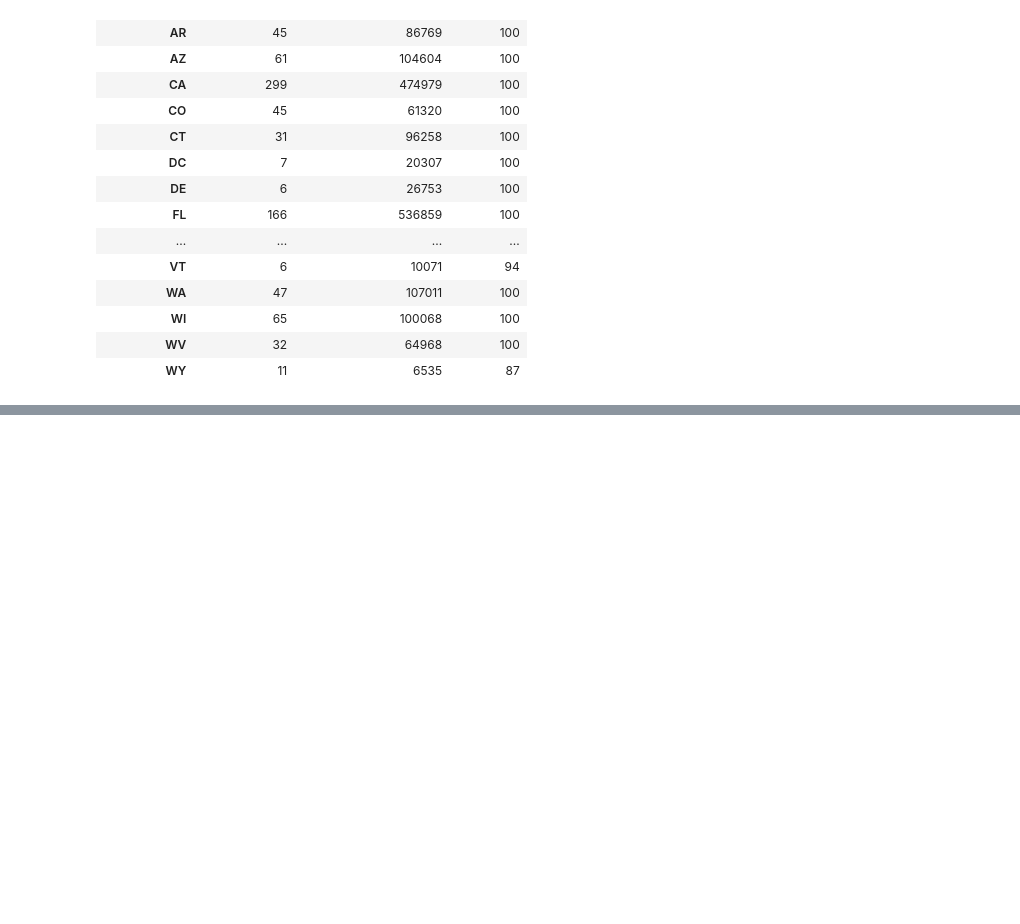
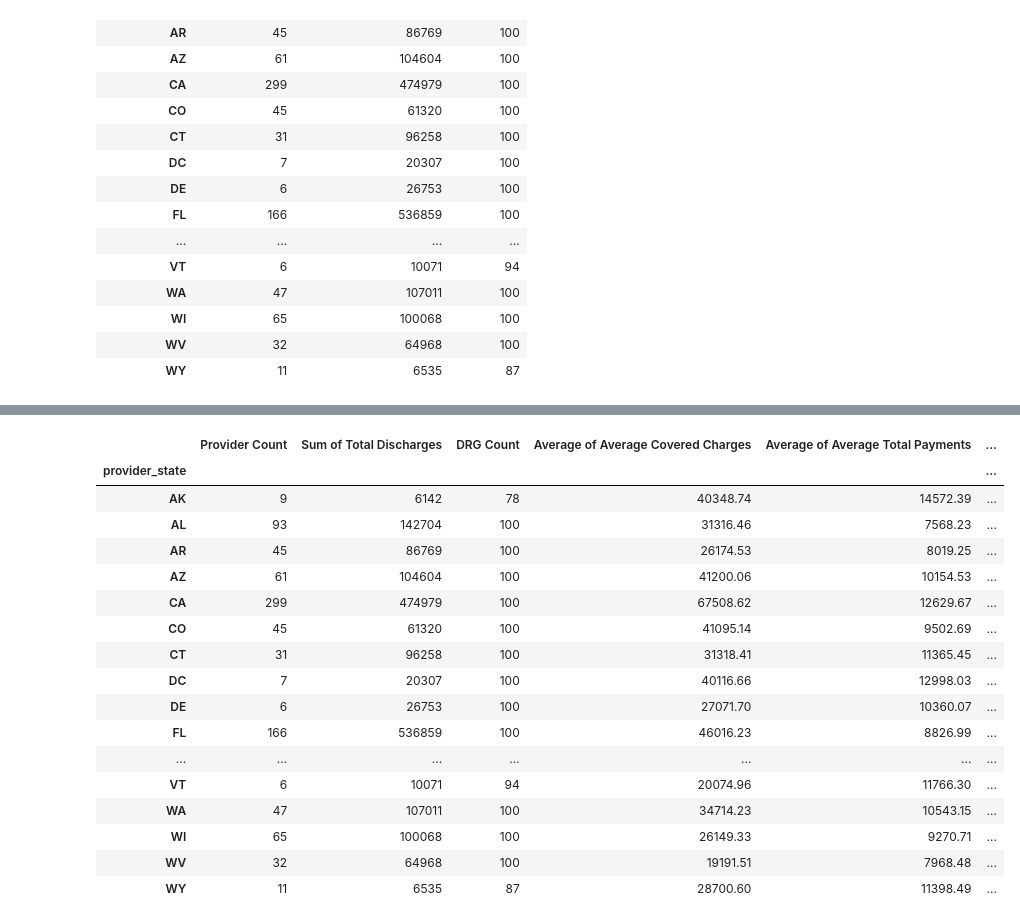
Before and after one commit to hasanregius/inpatient_prospective_payment_system_equitability, a Jupyter notebook: data_retrieval_and_cleanup.ipynb, the cells around one changed output, grey strips where cells are left out. Cells and saved outputs as stored; diff of their text form; code cells hidden in the pictures; blank space fills up the shorter version.

```diff
--- a/data_retrieval_and_cleanup.ipynb
+++ b/data_retrieval_and_cleanup.ipynb
@@ -133,0 +143,27 @@ drgCTByStateRNJOIN
+# %%
+#How do states differ in total cost paid by patient/covered by medicare ratio
+
+stateGB_result["Average of Average Covered Charges"] = np.round(stateGB["average_covered_charges"].mean(), decimals=2)
+stateGB_result["Average of Average Total Payments"] = np.round(stateGB["average_medicare_payments"].mean(), decimals=2)
+stateGB_result["Charges-to-Payment-Received Ratio"] = np.round(stateGB_result["Average of Average Covered Charges"]/
+                                                               stateGB_result["Average of Average Total Payments"], decimals=2)
+stateGB_result
+# %% [output]
+|  | Provider Count | Sum of Total Discharges | DRG Count | Average of Average Covered Charges | Average of Average Total Payments | ... |
+| provider_state |  |  |  |  |  | ... |
+| AK | 9 | 6142 | 78 | 40348.74 | 14572.39 | ... |
+| AL | 93 | 142704 | 100 | 31316.46 | 7568.23 | ... |
+| AR | 45 | 86769 | 100 | 26174.53 | 8019.25 | ... |
+| AZ | 61 | 104604 | 100 | 41200.06 | 10154.53 | ... |
+| CA | 299 | 474979 | 100 | 67508.62 | 12629.67 | ... |
+| CO | 45 | 61320 | 100 | 41095.14 | 9502.69 | ... |
+| CT | 31 | 96258 | 100 | 31318.41 | 11365.45 | ... |
+| DC | 7 | 20307 | 100 | 40116.66 | 12998.03 | ... |
+| DE | 6 | 26753 | 100 | 27071.70 | 10360.07 | ... |
+| FL | 166 | 536859 | 100 | 46016.23 | 8826.99 | ... |
+| ... | ... | ... | ... | ... | ... | ... |
+| VT | 6 | 10071 | 94 | 20074.96 | 11766.30 | ... |
+| WA | 47 | 107011 | 100 | 34714.23 | 10543.15 | ... |
+| WI | 65 | 100068 | 100 | 26149.33 | 9270.71 | ... |
+| WV | 32 | 64968 | 100 | 19191.51 | 7968.48 | ... |
+| WY | 11 | 6535 | 87 | 28700.60 | 11398.49 | ... |
```
Also changed, not shown: parts of 6 cells of this notebook.
